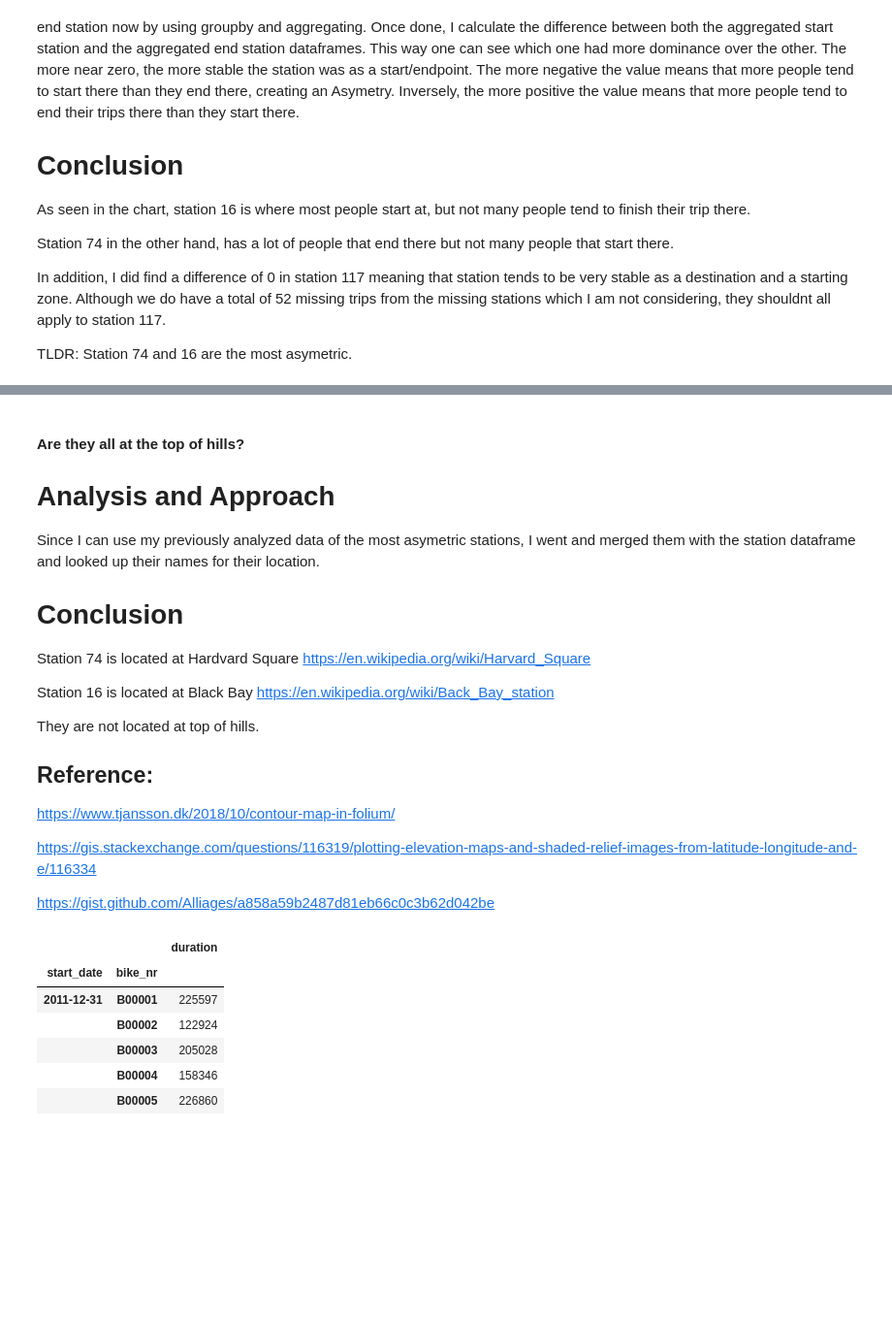
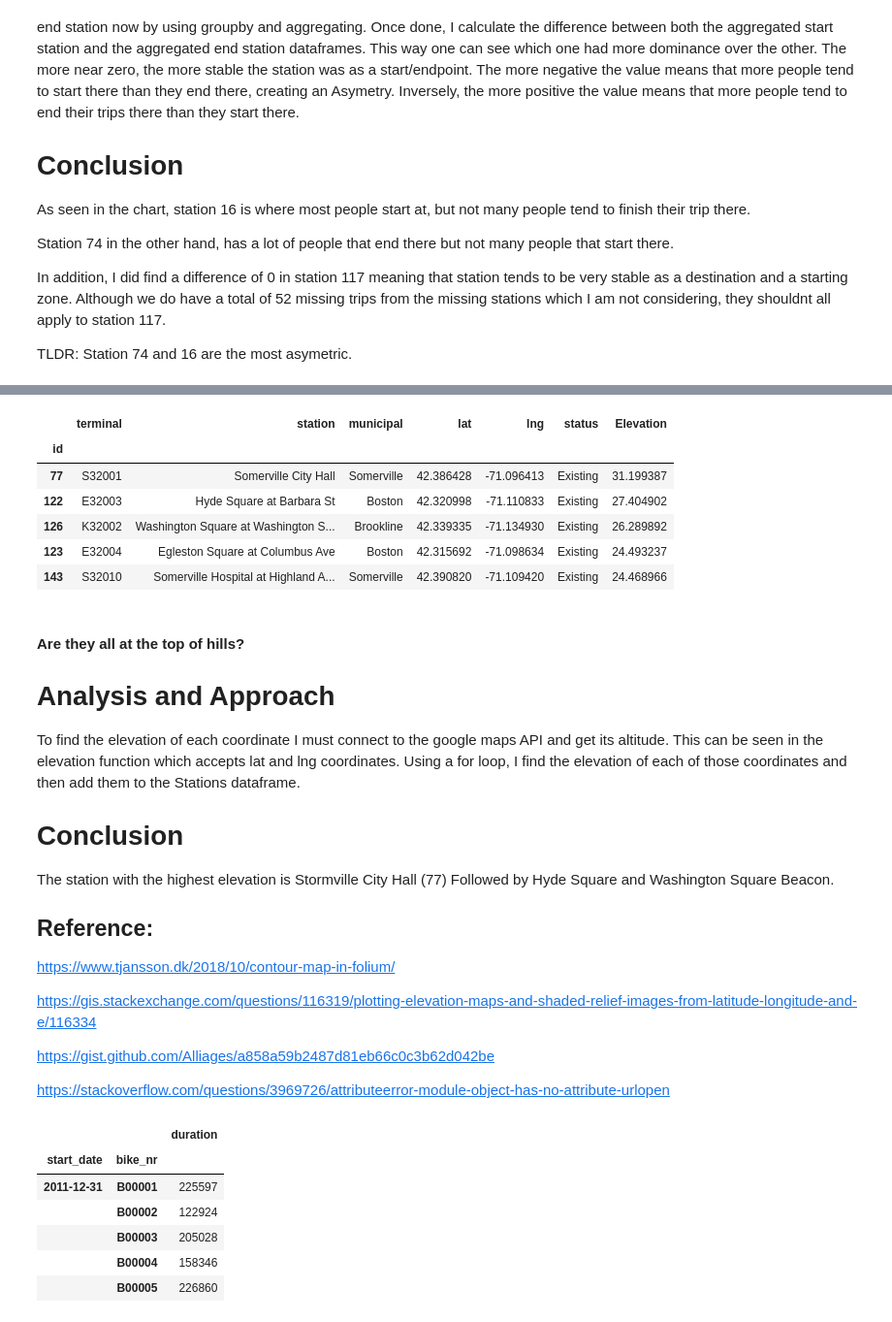
Before and after one commit to jisanos/Hubway-Data-Visualization-Challenge, a Jupyter notebook: Exam_Script.ipynb, the cells around one changed output, grey strips where cells are left out. Shown at 97% size. Cells and saved outputs as stored; diff of their text form; code cells hidden in the pictures; blank space fills up the shorter version.

Commit message:
Found the altituted of each station using Google API

```diff
--- a/Exam_Script.ipynb
+++ b/Exam_Script.ipynb
@@ -615,0 +609,18 @@ Asym_concat.loc[Asymetric_stations]
+# %%
+#This function allows me to get elevation from latitude and longitude coordiantes
+#It is a modified version of a script (in reference section) since it was written
+#In python 2
+def elevation(lat, lng):
+    apikey = "AIzaSyBucTpCSPoJ6gZ4CaHzDsbAytGM-D1TiwI"
+    url = "https://maps.googleapis.com/maps/api/elevation/json"
+    request = urllib.request.urlopen(url+"?locations="+str(lat)+","+str(lng)+"&key="+apikey)
+    try:
+        results = json.load(request).get('results')
+        if 0 < len(results):
+            elevation = results[0].get('elevation')
+            # ELEVATION
+            return elevation
+        else:
+            print('HTTP GET Request failed.')
+    except(ValueError, e):
+        print('JSON decode failed: '+str(request))
@@ -615,0 +637,6 @@ Asym_concat.loc[Asymetric_stations]
+# %%
+#This might take a while...
+#Here im finding all the altitudes of the station coordinates
+Elevation_series = []
+for i, r in Stations.iterrows():
+    Elevation_series.append(elevation(r.lat,r.lng))
@@ -616,19 +663,25 @@ Asym_concat.loc[Asymetric_stations]
+# %%
+Stations['Elevation']=Elevation_series
+# %%
+Stations.sort_values(by='Elevation', ascending=0)
+# %% [output]
+|  | terminal | station | municipal | lat | lng | status | Elevation |
+| id |  |  |  |  |  |  |  |
+| 77 | S32001 | Somerville City Hall | Somerville | 42.386428 | -71.096413 | Existing | 31.199387 |
+| 122 | E32003 | Hyde Square at Barbara St | Boston | 42.320998 | -71.110833 | Existing | 27.404902 |
+| 126 | K32002 | Washington Square at Washington S... | Brookline | 42.339335 | -71.134930 | Existing | 26.289892 |
+| 123 | E32004 | Egleston Square at Columbus Ave | Boston | 42.315692 | -71.098634 | Existing | 24.493237 |
+| 143 | S32010 | Somerville Hospital at Highland A... | Somerville | 42.390820 | -71.109420 | Existing | 24.468966 |
 # %% [markdown]
 #### Are they all at the top of hills?
 
 # Analysis and Approach
 
-Since I can use my previously analyzed data of the most asymetric stations, I went and merged them with the station dataframe and looked up their names for their location.
+To find the elevation of each coordinate I must connect to the google maps API and get its altitude. This can be seen in the elevation function which accepts lat and lng coordinates. Using a for loop, I find the elevation of each of those coordinates and then add them to the Stations dataframe.
 
 # Conclusion
 
-Station 74 is located at Hardvard Square
-https://en.wikipedia.org/wiki/Harvard_Square
-
-Station 16 is located at Black Bay
-https://en.wikipedia.org/wiki/Back_Bay_station
-
-They are not located at top of hills.
+The station with the highest elevation is Stormville City Hall (77) Followed by Hyde Square and Washington Square Beacon.
 
 ## Reference:
 
@@ -637,6 +690,8 @@ https://www.tjansson.dk/2018/10/contour-map-in-folium/
 https://gis.stackexchange.com/questions/116319/plotting-elevation-maps-and-shaded-relief-images-from-latitude-longitude-and-e/116334
 
 https://gist.github.com/Alliages/a858a59b2487d81eb66c0c3b62d042be
+
+https://stackoverflow.com/questions/3969726/attributeerror-module-object-has-no-attribute-urlopen
 # %%
 #Only grabbing bike number, start dates and duratiion
 Bike_trips_fill=Trips[['bike_nr','start_date','duration']]
```
Also changed, not shown: parts of 23 cells of this notebook.
